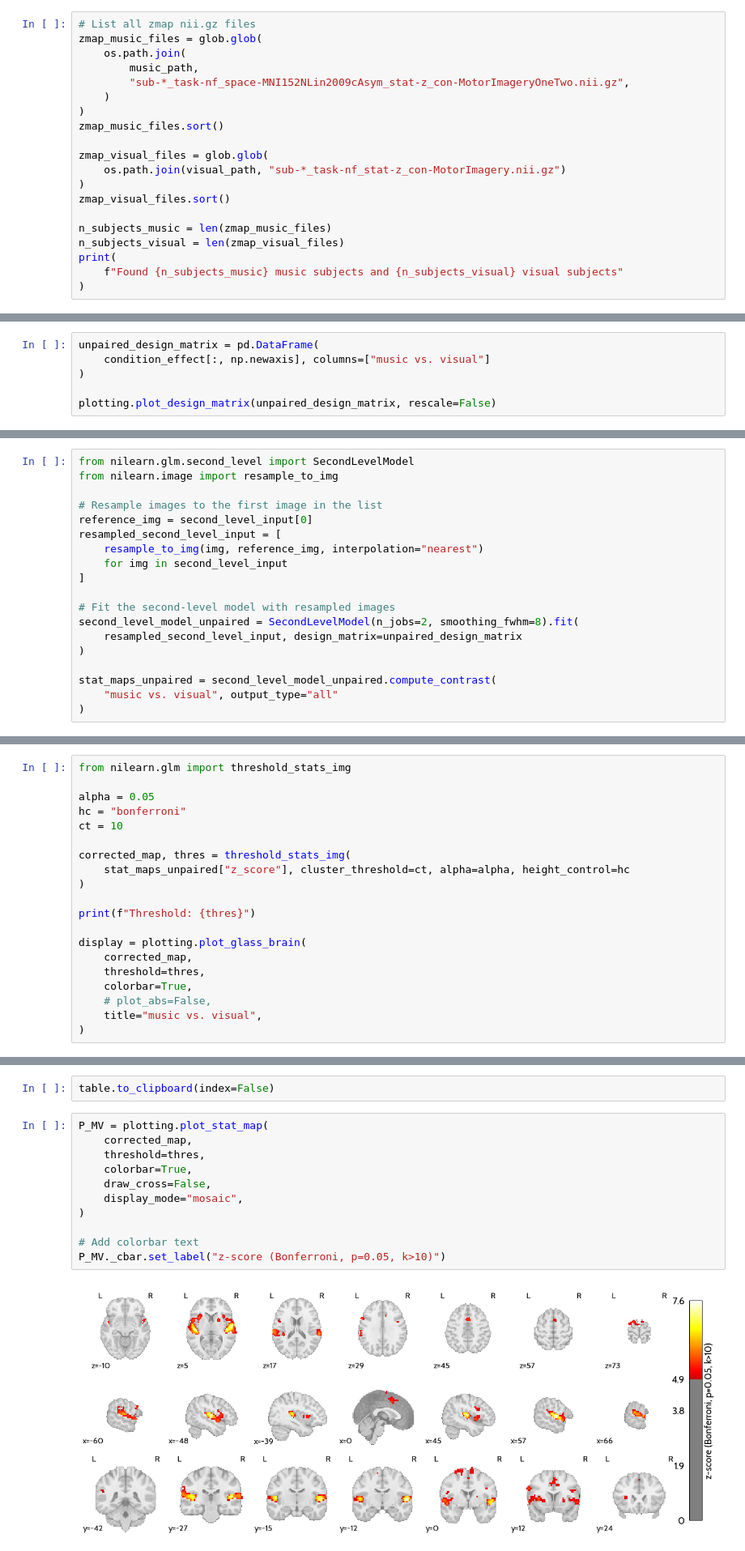
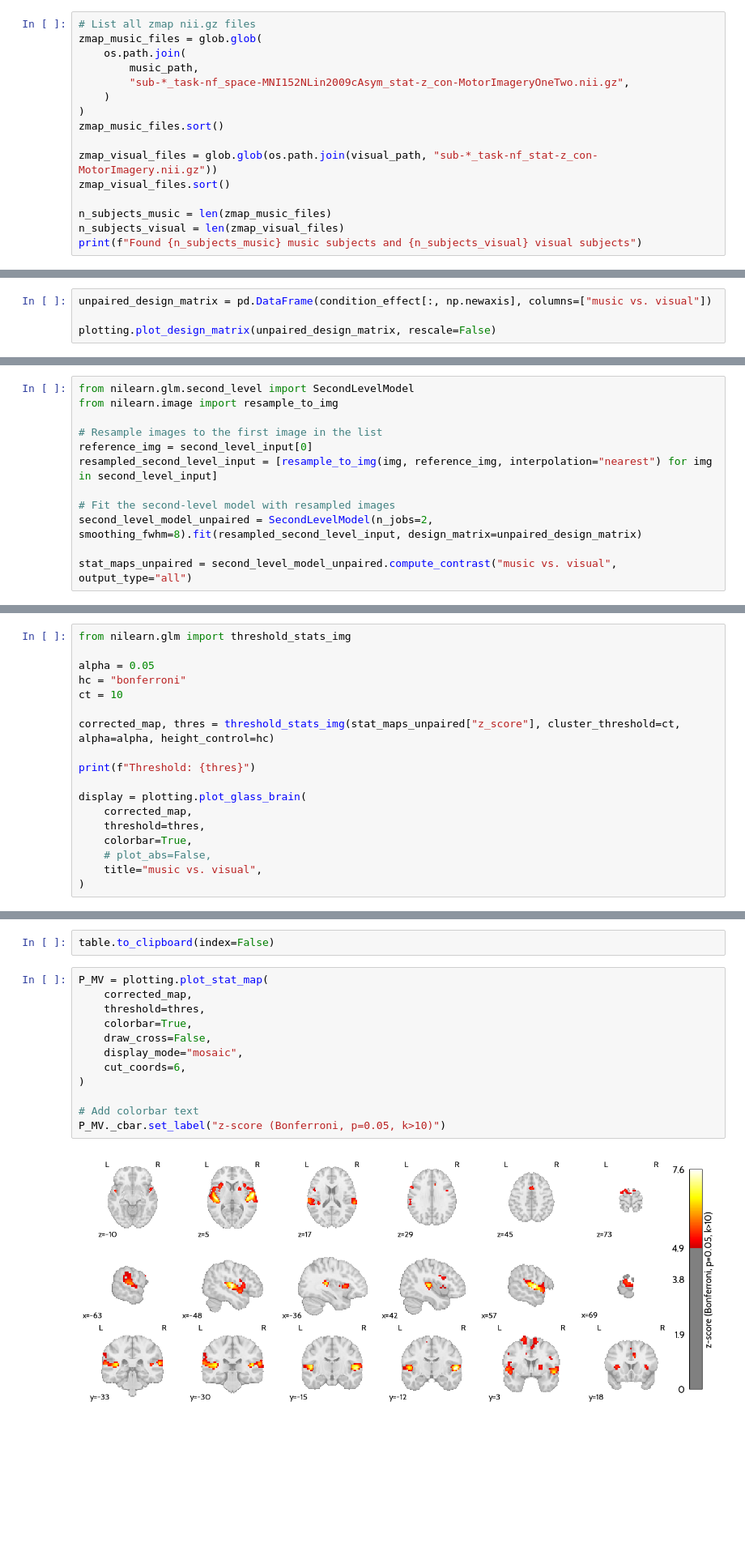
Before and after one commit to CIBIT-UC/musicnf-novelinterface, a Jupyter notebook: scripts/glm/CompareToVisual.ipynb, the cells around one changed output, grey strips where cells are left out. Shown at 81% size. Drawn from its saved outputs; the diff is of its cells as text; blank space fills up the shorter version.

Commit message:
several updates to figures and formatting

```diff
--- a/scripts/glm/CompareToVisual.ipynb
+++ b/scripts/glm/CompareToVisual.ipynb
@@ -23,16 +23,12 @@ zmap_music_files = glob.glob(
 )
 zmap_music_files.sort()
 
-zmap_visual_files = glob.glob(
-    os.path.join(visual_path, "sub-*_task-nf_stat-z_con-MotorImagery.nii.gz")
-)
+zmap_visual_files = glob.glob(os.path.join(visual_path, "sub-*_task-nf_stat-z_con-MotorImagery.nii.gz"))
 zmap_visual_files.sort()
 
 n_subjects_music = len(zmap_music_files)
 n_subjects_visual = len(zmap_visual_files)
-print(
-    f"Found {n_subjects_music} music subjects and {n_subjects_visual} visual subjects"
-)
+print(f"Found {n_subjects_music} music subjects and {n_subjects_visual} visual subjects")
 # %% [output]
 Found 22 music subjects and 10 visual subjects
 # %%
@@ -44,9 +40,7 @@ condition_effect
 array([ 1,  1,  1,  1,  1,  1,  1,  1,  1,  1,  1,  1,  1,  1,  1,  1,  1,
         1,  1,  1,  1,  1, -1, -1, -1, -1, -1, -1, -1, -1, -1, -1])
 # %%
-unpaired_design_matrix = pd.DataFrame(
-    condition_effect[:, np.newaxis], columns=["music vs. visual"]
-)
+unpaired_design_matrix = pd.DataFrame(condition_effect[:, np.newaxis], columns=["music vs. visual"])
 
 plotting.plot_design_matrix(unpaired_design_matrix, rescale=False)
 # %% [output]
@@ -58,18 +52,11 @@ from nilearn.image import resample_to_img
 
 # Resample images to the first image in the list
 reference_img = second_level_input[0]
-resampled_second_level_input = [
-    resample_to_img(img, reference_img, interpolation="nearest")
-    for img in second_level_input
-]
+resampled_second_level_input = [resample_to_img(img, reference_img, interpolation="nearest") for img in second_level_input]
 
 # Fit the second-level model with resampled images
-second_level_model_unpaired = SecondLevelModel(n_jobs=2, smoothing_fwhm=8).fit(
-    resampled_second_level_input, design_matrix=unpaired_design_matrix
-)
+second_level_model_unpaired = SecondLevelModel(n_jobs=2, smoothing_fwhm=8).fit(resampled_second_level_input, design_matrix=unpaired_design_matrix)
 
-stat_maps_unpaired = second_level_model_unpaired.compute_contrast(
-    "music vs. visual", output_type="all"
-)
+stat_maps_unpaired = second_level_model_unpaired.compute_contrast("music vs. visual", output_type="all")
 # %% [output]
 Use 'force_resample=True' to suppress this warning.
@@ -99,9 +86,7 @@ alpha = 0.05
 hc = "bonferroni"
 ct = 10
 
-corrected_map, thres = threshold_stats_img(
-    stat_maps_unpaired["z_score"], cluster_threshold=ct, alpha=alpha, height_control=hc
-)
+corrected_map, thres = threshold_stats_img(stat_maps_unpaired["z_score"], cluster_threshold=ct, alpha=alpha, height_control=hc)
 
 print(f"Threshold: {thres}")
 
@@ -160,13 +145,14 @@ table.to_clipboard(index=False)
 # %%
 P_MV = plotting.plot_stat_map(
     corrected_map,
     threshold=thres,
     colorbar=True,
     draw_cross=False,
     display_mode="mosaic",
+    cut_coords=6,
 )
 
 # Add colorbar text
 P_MV._cbar.set_label("z-score (Bonferroni, p=0.05, k>10)")
 # %% [output]
-[figure, old version]
+[figure, new version]
```
Also changed, not shown: parts of 1 cell of this notebook, 1 other file.
